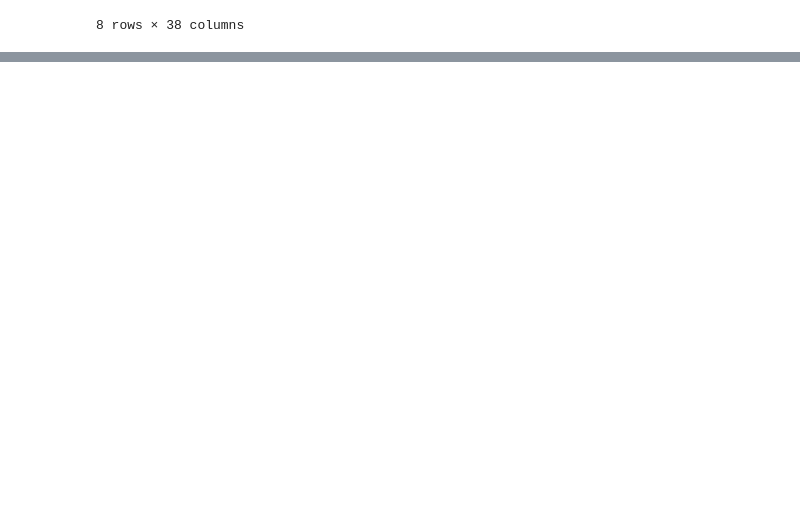
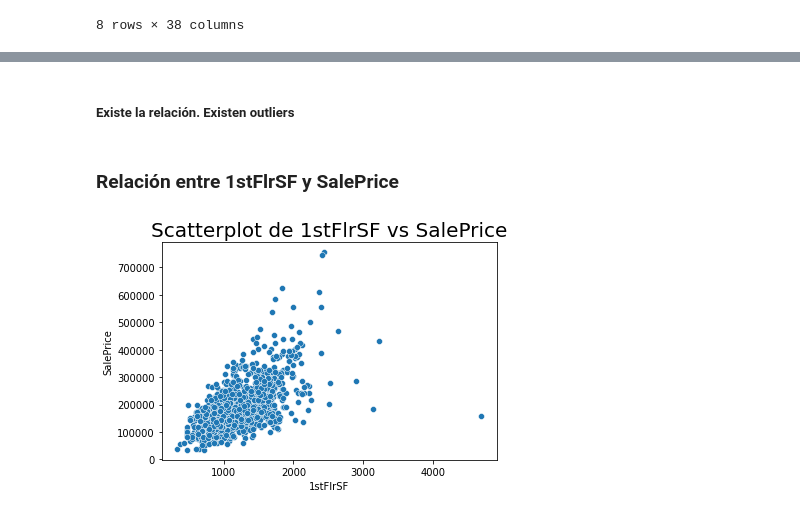
Before and after one commit to soyHenry/Datathon, a Jupyter notebook: Housing Dreams/eda.ipynb, the cells around one changed output, grey strips where cells are left out. Drawn from its saved outputs; the diff is of its cells as text; code cells hidden in the pictures; blank space fills up the shorter version.

```diff
--- a/Housing Dreams/eda.ipynb
+++ b/Housing Dreams/eda.ipynb
@@ -108,0 +147,11 @@ px.box(df_train,y="SalePrice", x="TotRmsAbvGrd")
+# %% [markdown]
+##### Existe la relación. Existen outliers
+# %% [markdown]
+### Relación entre 1stFlrSF y SalePrice
+# %%
+#1stFlrSF: First Floor square feet
+sns.scatterplot(y="SalePrice", x="1stFlrSF", data=df_train)
+plt.title("Scatterplot de 1stFlrSF vs SalePrice", fontsize=20)
+plt.show()
+# %% [output]
+[figure, added]
```
Also changed, not shown: parts of 71 cells of this notebook.
